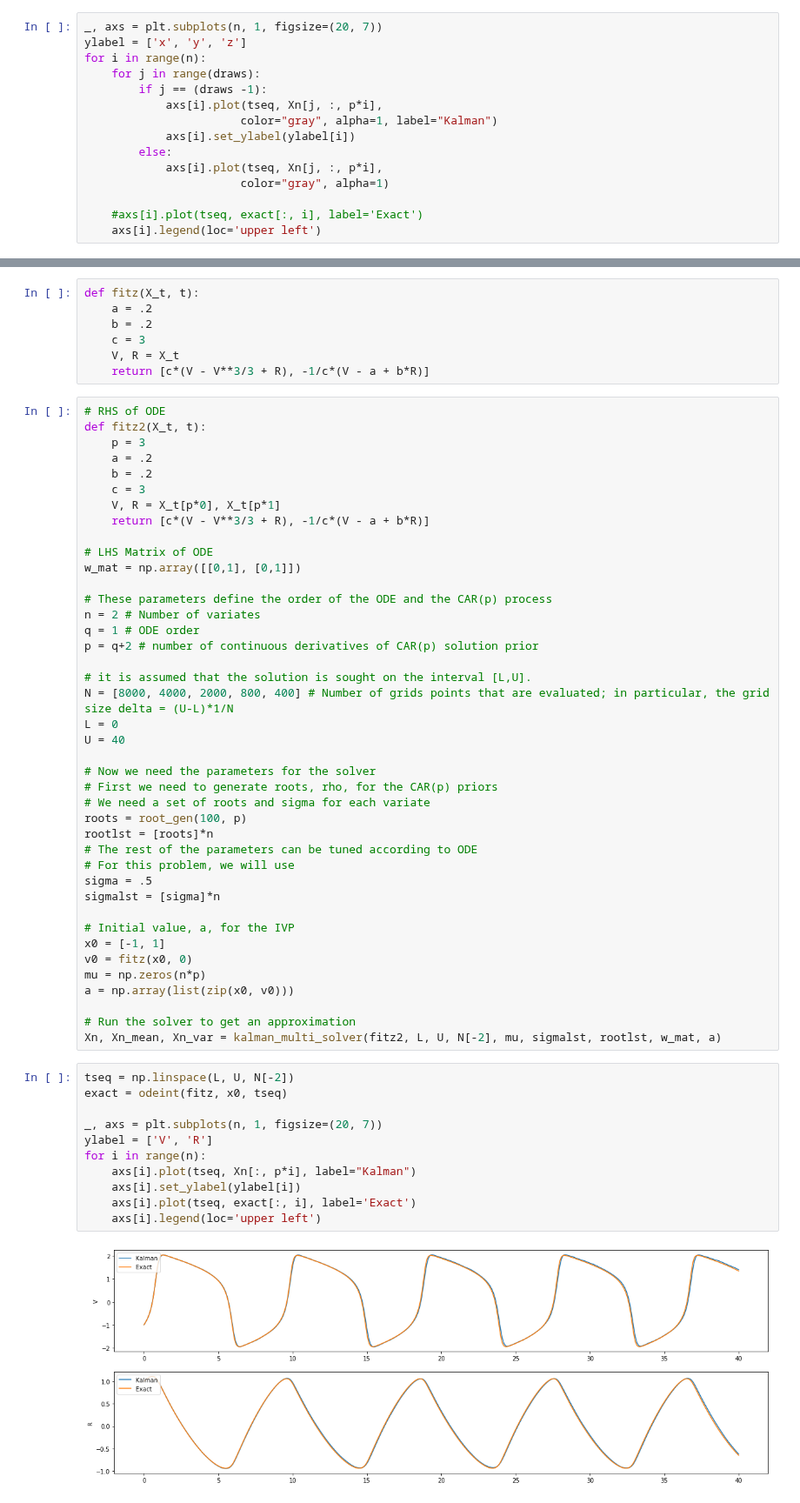
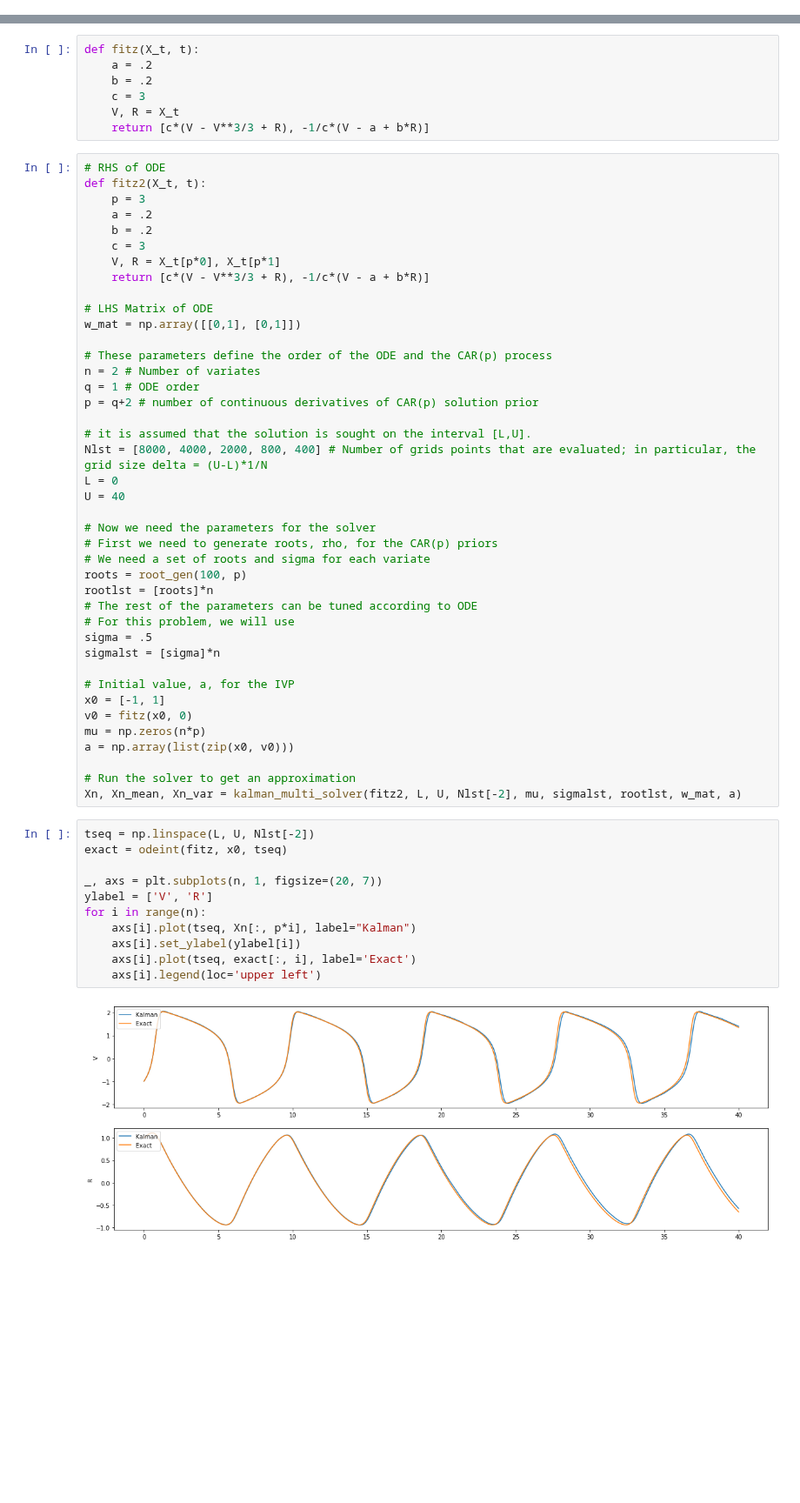
Before and after one commit to mlysy/rodeo-legacy, a Jupyter notebook: probDE/Examples/tutorial.ipynb, the cells around one changed output, grey strips where cells are left out. Shown at 87% size. Cells and saved outputs as stored; diff of their text form; blank space fills up the shorter version.

```diff
--- a/probDE/Examples/tutorial.ipynb
+++ b/probDE/Examples/tutorial.ipynb
@@ -249,15 +253,0 @@ Xn = kalman_multi_solver(lorenz2, L, U, N, mu, sigmalst, rootlst, w_mat, a, draw
-# %%
-_, axs = plt.subplots(n, 1, figsize=(20, 7))
-ylabel = ['x', 'y', 'z']
-for i in range(n):
-    for j in range(draws):
-        if j == (draws -1):
-            axs[i].plot(tseq, Xn[j, :, p*i],
-                       color="gray", alpha=1, label="Kalman")
-            axs[i].set_ylabel(ylabel[i])
-        else:
-            axs[i].plot(tseq, Xn[j, :, p*i],
-                       color="gray", alpha=1)
-
-    #axs[i].plot(tseq, exact[:, i], label='Exact')
-    axs[i].legend(loc='upper left')
@@ -307,7 +295,7 @@ q = 1 # ODE order
 p = q+2 # number of continuous derivatives of CAR(p) solution prior
 
 # it is assumed that the solution is sought on the interval [L,U].
-N = [8000, 4000, 2000, 800, 400] # Number of grids points that are evaluated; in particular, the grid size delta = (U-L)*1/N
+Nlst = [8000, 4000, 2000, 800, 400] # Number of grids points that are evaluated; in particular, the grid size delta = (U-L)*1/N
 L = 0
 U = 40
 
@@ -328,17 +316,17 @@ mu = np.zeros(n*p)
 a = np.array(list(zip(x0, v0)))
 
 # Run the solver to get an approximation
-Xn, Xn_mean, Xn_var = kalman_multi_solver(fitz2, L, U, N[-2], mu, sigmalst, rootlst, w_mat, a)
+Xn, Xn_mean, Xn_var = kalman_multi_solver(fitz2, L, U, Nlst[-2], mu, sigmalst, rootlst, w_mat, a)
 # %%
-tseq = np.linspace(L, U, N[-2])
+tseq = np.linspace(L, U, Nlst[-2])
 exact = odeint(fitz, x0, tseq)
 
 _, axs = plt.subplots(n, 1, figsize=(20, 7))
 ylabel = ['V', 'R']
 for i in range(n):
     axs[i].plot(tseq, Xn[:, p*i], label="Kalman")
     axs[i].set_ylabel(ylabel[i])
     axs[i].plot(tseq, exact[:, i], label='Exact')
     axs[i].legend(loc='upper left')
 # %% [output]
-[figure, old version]
+[figure, new version]
```
Also changed, not shown: parts of 12 cells of this notebook, 4 other files.
